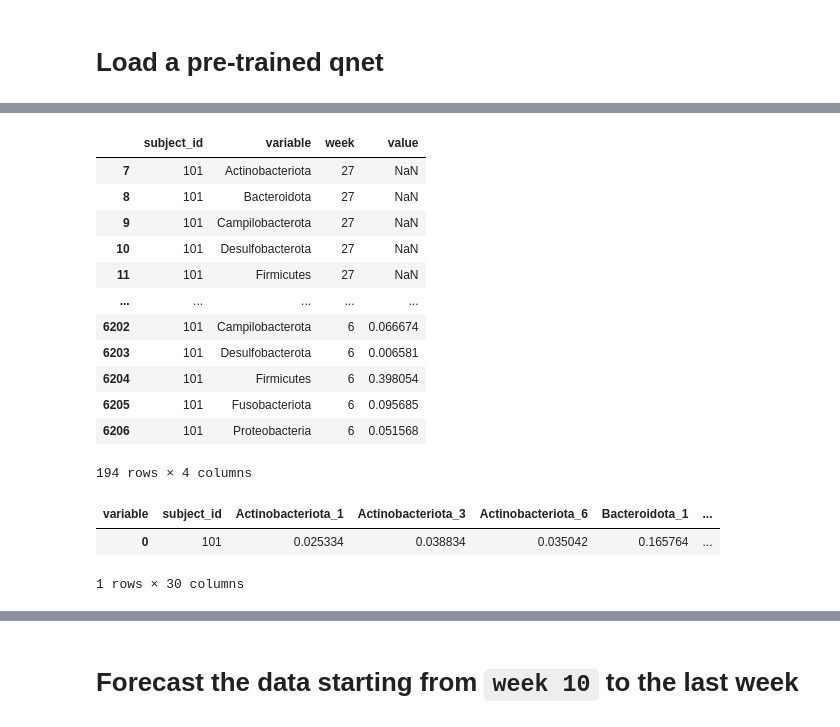
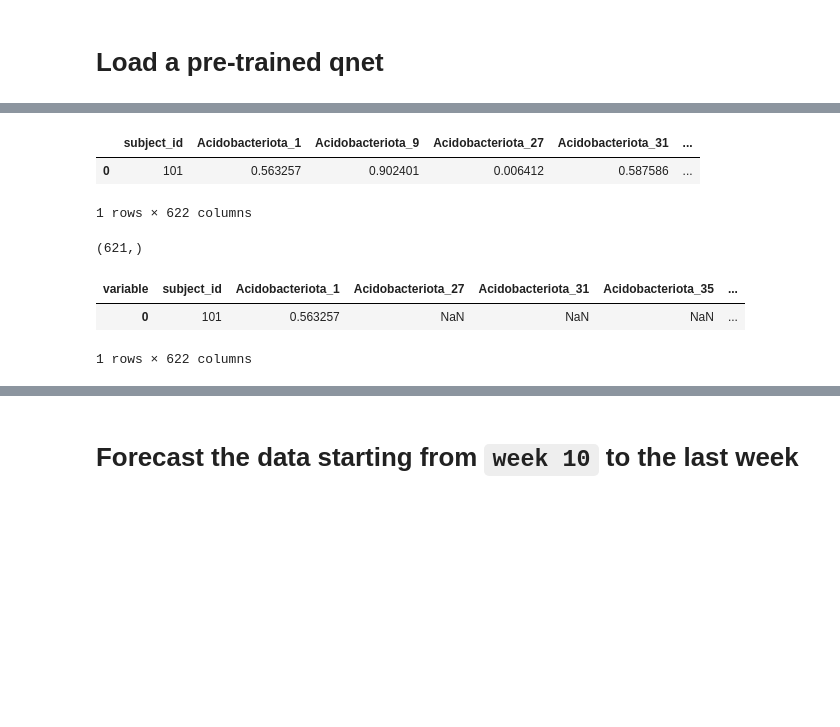
Before and after one commit to zeroknowledgediscovery/qbiome, a Jupyter notebook: examples/forecast_new_data.ipynb, the cells around one changed output, grey strips where cells are left out. Drawn from its saved outputs; the diff is of its cells as text; code cells hidden in the pictures; blank space fills up the shorter version.

```diff
--- a/examples/forecast_new_data.ipynb
+++ b/examples/forecast_new_data.ipynb
@@ -63,3 +61,21 @@ new_patient.value *= 0.8 # random perturbation
+# %%
+# initialize with random floats
+new_patient = pd.DataFrame(
+    np.random.rand(1, len(quantized.columns)),
+    index=[0],
+    columns=quantized.columns
+)
+new_patient.subject_id = '101'
+new_patient
+# %% [output]
+|  | subject_id | Acidobacteriota_1 | Acidobacteriota_9 | Acidobacteriota_27 | Acidobacteriota_31 | ... |
+| 0 | 101 | 0.563257 | 0.902401 | 0.006412 | 0.587586 | ... |
+1 rows × 622 columns
+# %%
+new_patient_seq = new_patient.drop(columns='subject_id').to_numpy().squeeze()
+new_patient_seq.shape
+# %% [output]
+(621,)
 # %%
 # suppose we only have 6 weeks of data for the new patient
 # we mask out the remainder of the weeks
@@ -67,16 +87,0 @@ new_patient.loc[new_patient.week > 6, 'value'] = np.nan
-# %%
-new_patient
-# %% [output]
-|  | subject_id | variable | week | value |
-| 7 | 101 | Actinobacteriota | 27 | NaN |
-| 8 | 101 | Bacteroidota | 27 | NaN |
-| 9 | 101 | Campilobacterota | 27 | NaN |
-| 10 | 101 | Desulfobacterota | 27 | NaN |
-| 11 | 101 | Firmicutes | 27 | NaN |
-| ... | ... | ... | ... | ... |
-| 6202 | 101 | Campilobacterota | 6 | 0.066674 |
-| 6203 | 101 | Desulfobacterota | 6 | 0.006581 |
-| 6204 | 101 | Firmicutes | 6 | 0.398054 |
-| 6205 | 101 | Fusobacteriota | 6 | 0.095685 |
-| 6206 | 101 | Proteobacteria | 6 | 0.051568 |
-194 rows × 4 columns
@@ -92,6 +87,0 @@ index='subject_id', columns='variable')['value'].reset_index()
-# %%
-to_quantize
-# %% [output]
-| variable | subject_id | Actinobacteriota_1 | Actinobacteriota_3 | Actinobacteriota_6 | Bacteroidota_1 | ... |
-| 0 | 101 | 0.025334 | 0.038834 | 0.035042 | 0.165764 | ... |
-1 rows × 30 columns
@@ -97,0 +95,6 @@ to_quantize
+# %%
+new_patient_df
+# %% [output]
+| variable | subject_id | Acidobacteriota_1 | Acidobacteriota_27 | Acidobacteriota_31 | Acidobacteriota_35 | ... |
+| 0 | 101 | 0.563257 | NaN | NaN | NaN | ... |
+1 rows × 622 columns
```
Also changed, not shown: parts of 24 cells of this notebook, 4 other files.
